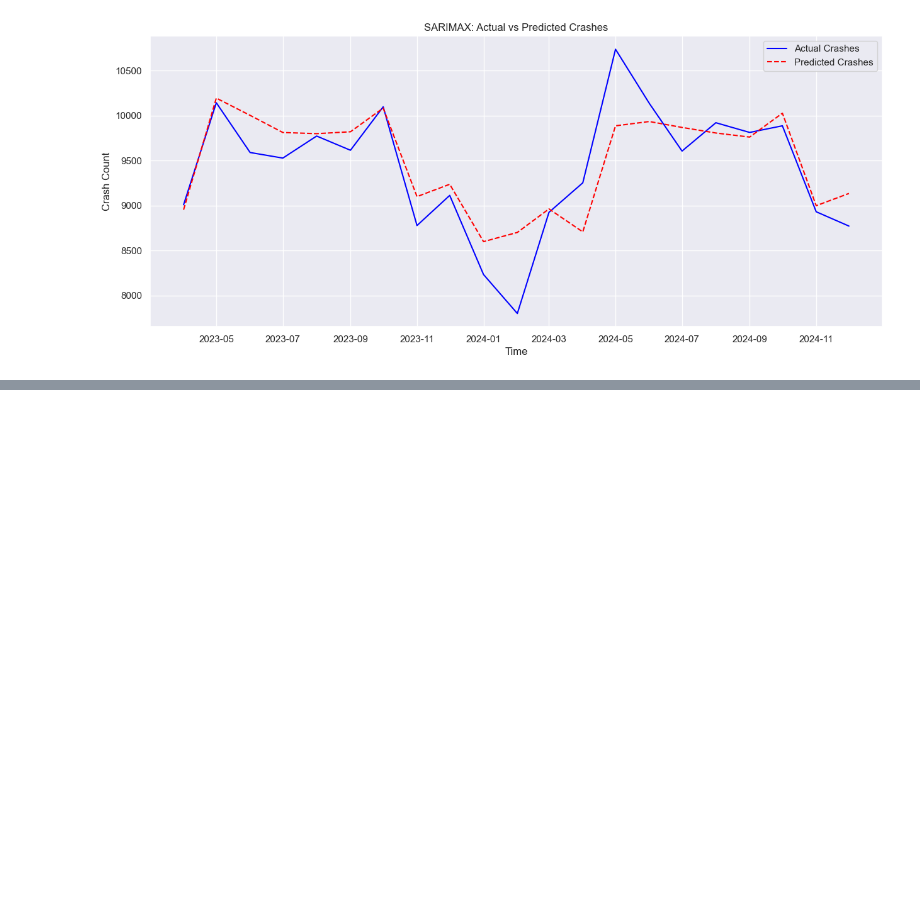
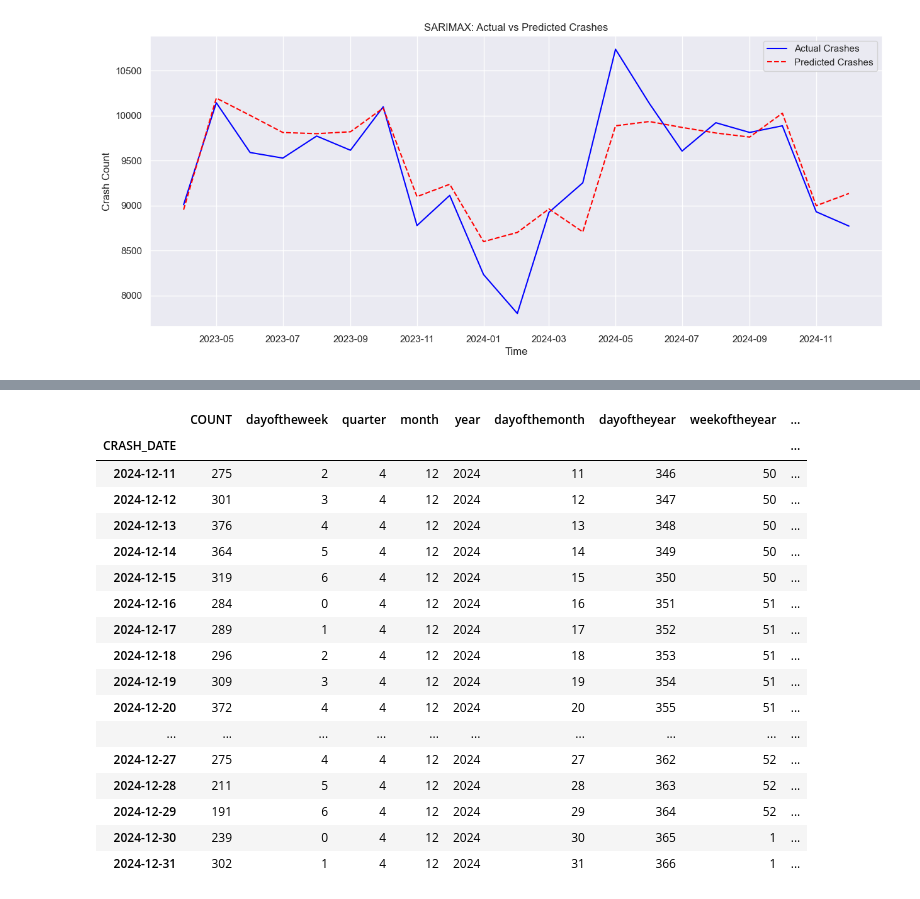
Before and after one commit to Giga1025/Optimal_Time_series_forecastings, a Jupyter notebook: predictions.ipynb, the cells around one changed output, grey strips where cells are left out. Cells and saved outputs as stored; diff of their text form; code cells hidden in the pictures; blank space fills up the shorter version.

```diff
--- a/predictions.ipynb
+++ b/predictions.ipynb
@@ -622,0 +672,21 @@ MSE: 127166.38181320066
+# %%
+test
+# %% [output]
+|  | COUNT | dayoftheweek | quarter | month | year | dayofthemonth | dayoftheyear | weekoftheyear | ... |
+| CRASH_DATE |  |  |  |  |  |  |  |  | ... |
+| 2024-12-11 | 275 | 2 | 4 | 12 | 2024 | 11 | 346 | 50 | ... |
+| 2024-12-12 | 301 | 3 | 4 | 12 | 2024 | 12 | 347 | 50 | ... |
+| 2024-12-13 | 376 | 4 | 4 | 12 | 2024 | 13 | 348 | 50 | ... |
+| 2024-12-14 | 364 | 5 | 4 | 12 | 2024 | 14 | 349 | 50 | ... |
+| 2024-12-15 | 319 | 6 | 4 | 12 | 2024 | 15 | 350 | 50 | ... |
+| 2024-12-16 | 284 | 0 | 4 | 12 | 2024 | 16 | 351 | 51 | ... |
+| 2024-12-17 | 289 | 1 | 4 | 12 | 2024 | 17 | 352 | 51 | ... |
+| 2024-12-18 | 296 | 2 | 4 | 12 | 2024 | 18 | 353 | 51 | ... |
+| 2024-12-19 | 309 | 3 | 4 | 12 | 2024 | 19 | 354 | 51 | ... |
+| 2024-12-20 | 372 | 4 | 4 | 12 | 2024 | 20 | 355 | 51 | ... |
+| ... | ... | ... | ... | ... | ... | ... | ... | ... | ... |
+| 2024-12-27 | 275 | 4 | 4 | 12 | 2024 | 27 | 362 | 52 | ... |
+| 2024-12-28 | 211 | 5 | 4 | 12 | 2024 | 28 | 363 | 52 | ... |
+| 2024-12-29 | 191 | 6 | 4 | 12 | 2024 | 29 | 364 | 52 | ... |
+| 2024-12-30 | 239 | 0 | 4 | 12 | 2024 | 30 | 365 | 1 | ... |
+| 2024-12-31 | 302 | 1 | 4 | 12 | 2024 | 31 | 366 | 1 | ... |
```
Also changed, not shown: parts of 10 cells of this notebook.
